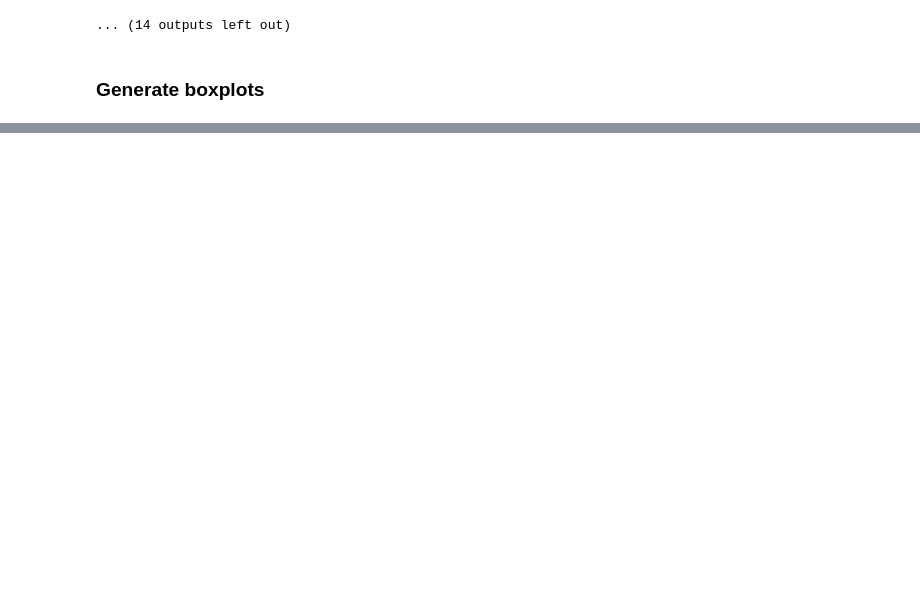
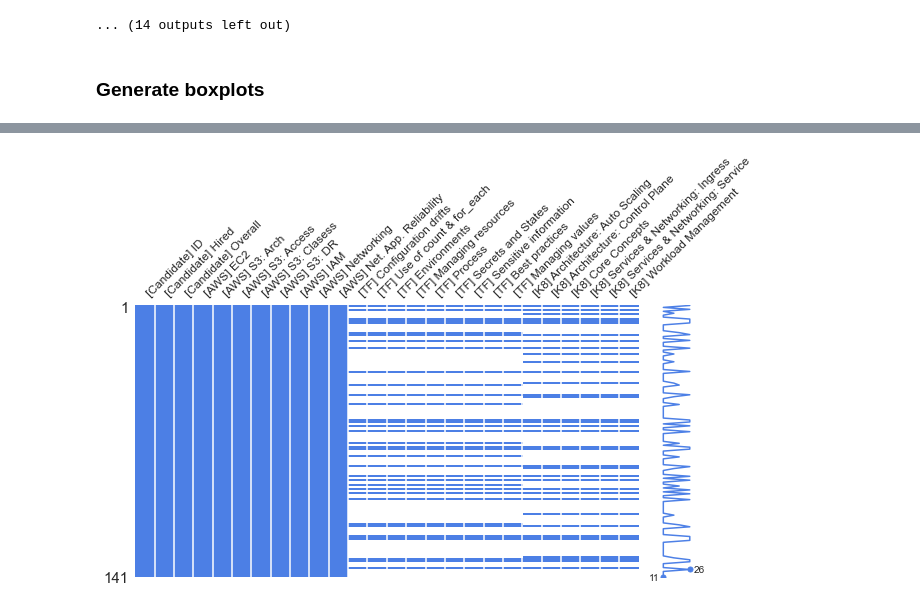
Before and after one commit to anasillo/caylent-hiring, a Jupyter notebook: code/1 - EDA/main.ipynb, the cells around one changed output, grey strips where cells are left out. Saved outputs shown, nothing was run; the diff lists cells and outputs as text; code cells hidden in the pictures; blank space fills up the shorter version.

```diff
--- a/code/1 - EDA/main.ipynb
+++ b/code/1 - EDA/main.ipynb
@@ -173,0 +222,4 @@ See the caveats in the documentation: https://pandas.pydata.org/pandas-docs/stab
+# %%
+generate_missings (df)
+# %% [output]
+[figure, added]
```
Also changed, not shown: parts of 35 cells of this notebook, 30 other files.
